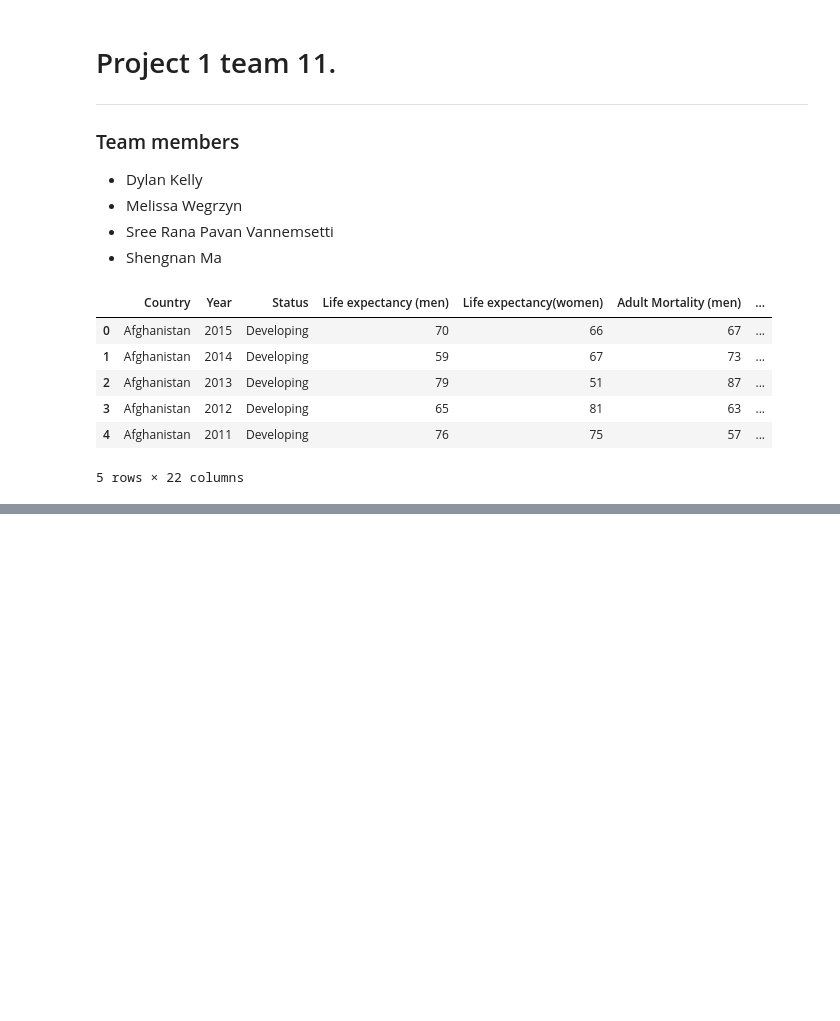
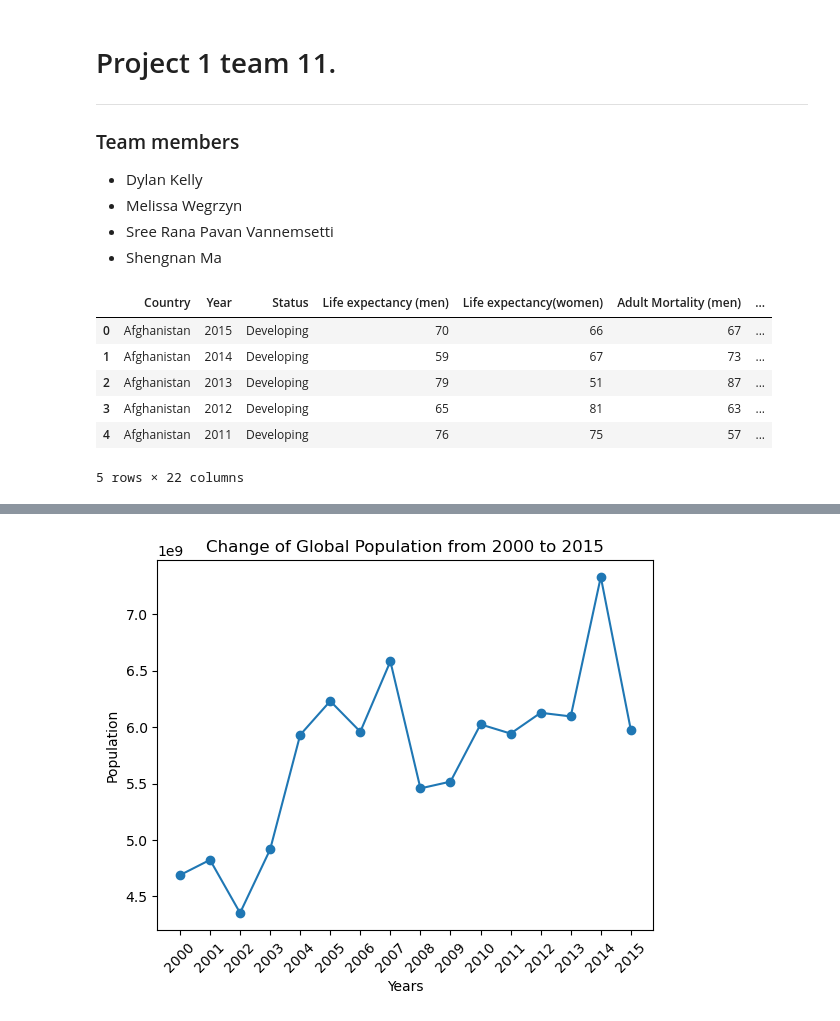
Before and after one commit to msncn/scs-pj1-team11, a Jupyter notebook: pj1_team11.ipynb, the cells around one changed output, grey strips where cells are left out. Cells and saved outputs as stored; diff of their text form; code cells hidden in the pictures; blank space fills up the shorter version.

```diff
--- a/pj1_team11.ipynb
+++ b/pj1_team11.ipynb
@@ -19,11 +19,11 @@ from pathlib import Path
 %matplotlib inline
 
 # Path to CSV
-life_expectency_path = Path("Resources/Life_Expectancy_Data_PRJ1.csv")
+life_expectancy_path = Path("Resources/Life_Expectancy_Data_PRJ1.csv")
 
 # Read CSV
-life_expectency = pd.read_csv(life_expectency_path)
-life_expectency.head()
+life_expectancy = pd.read_csv(life_expectancy_path)
+life_expectancy.head()
 # %% [output]
 |  | Country | Year | Status | Life expectancy (men) | Life expectancy(women) | Adult Mortality (men) | ... |
 | 0 | Afghanistan | 2015 | Developing | 70 | 66 | 67 | ... |
@@ -36,0 +35,9 @@ life_expectency.head()
+# %%
+# 2a. Global Yearly Summery Shengnan
+# Groupby Year
+life_expectancy_year = life_expectancy.groupby(["Year"])
+
+
+# Total population, total GDP,and total expenditure
+life_expectancy_yearly = life_expectancy_year[["Population", "GDP","Total expenditure"]].sum()
+life_expectancy_yearly
@@ -36,0 +63,15 @@ life_expectency.head()
+# %%
+# 2a. Global Yearly Summery Graphs Shengnan
+# Graph for the global change of population over 15 years
+plt.plot(life_expectancy_yearly.index, life_expectancy_yearly["Population"], marker = "o")
+
+plt.xticks((range(2000, 2016)))
+plt.xticks(rotation=45)
+
+plt.title("Change of Global Population from 2000 to 2015")
+plt.xlabel("Years")
+plt.ylabel("Population")
+
+plt.show()
+# %% [output]
+[figure, added]
```
Also changed, not shown: parts of 8 cells of this notebook.
